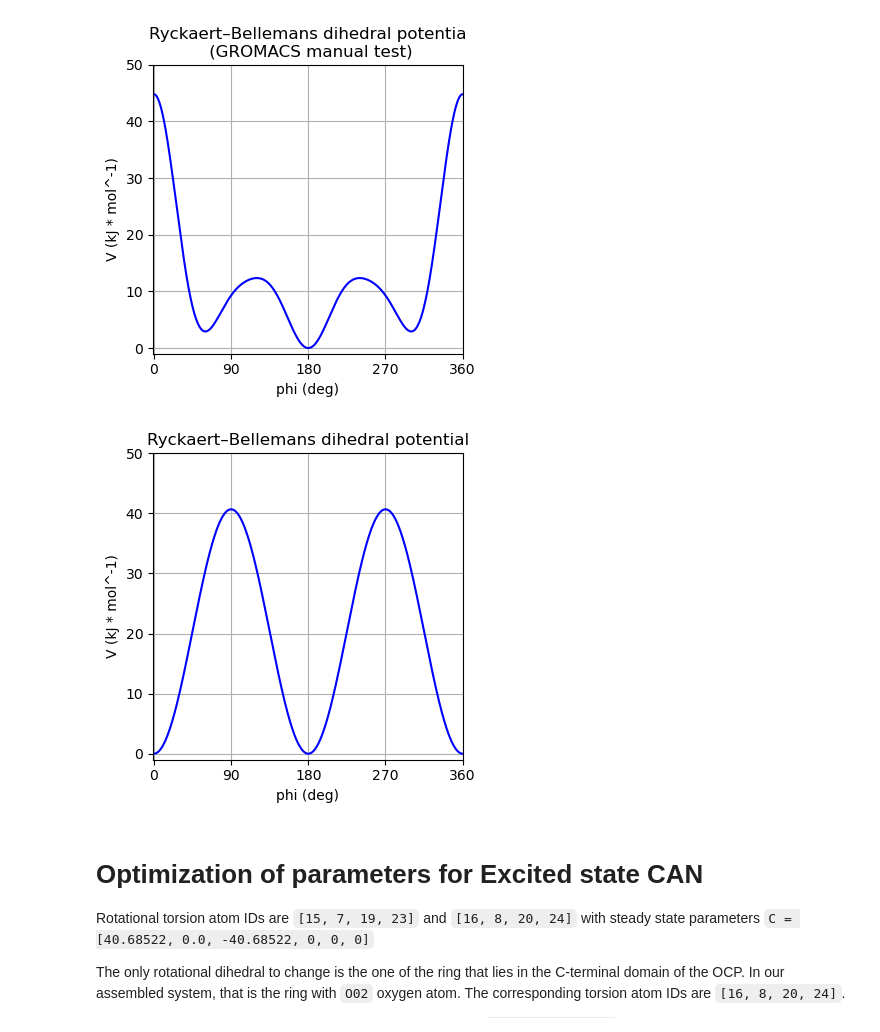
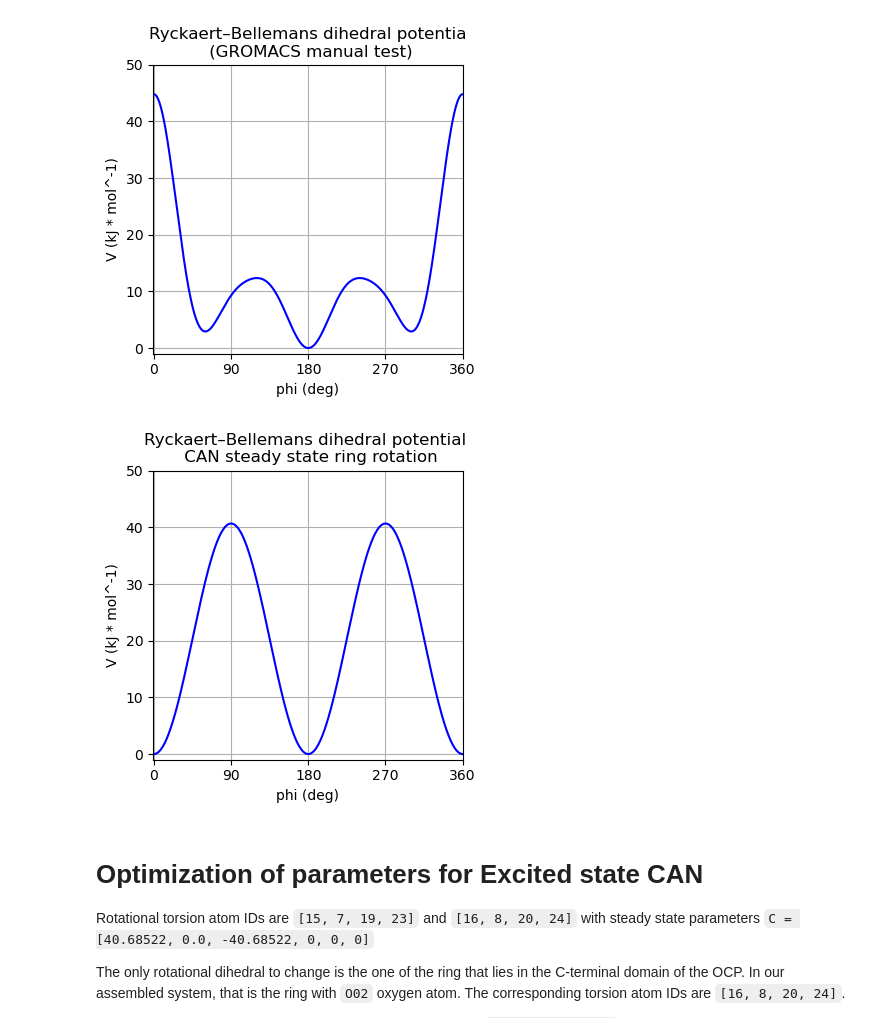
Before and after one commit to yaroshevich-lab/can_s1_ff, a Jupyter notebook: Optimize_dihedral.ipynb, the cells around one changed output. Drawn from its saved outputs; the diff is of its cells as text; code cells hidden in the pictures.

```diff
--- a/Optimize_dihedral.ipynb
+++ b/Optimize_dihedral.ipynb
@@ -33,22 +33,22 @@ plt.show()
 # %%
 # RB potential of the ring rotation torsion from the CAN forcefield
 C = [40.68522, 0.0, -40.68522, 0, 0, 0]
 phis = np.linspace(0, 360, 721)
 energies = ryckaert_bellemans(phis, C)
 
 plt.figure(figsize=(4,4))
 plt.plot(phis, energies, '-b')
 plt.xlim((-1, 360))
 plt.xticks(np.arange(0,361, 90))
 plt.ylim((-1, 50))
 plt.xlabel('phi (deg)')
 plt.ylabel('V (kJ * mol^-1)')
-plt.title('Ryckaert–Bellemans dihedral potential')
+plt.title('Ryckaert–Bellemans dihedral potential \n CAN steady state ring rotation')
 plt.grid(True)
 plt.tight_layout()
 plt.show()
 # %% [output]
-[figure, old version]
+[figure, new version]
 # %% [markdown]
 # Optimization of parameters for Excited state CAN
 Rotational torsion atom IDs are `[15, 7, 19, 23]` and `[16, 8, 20, 24]` with steady state parameters `C = [40.68522, 0.0, -40.68522, 0, 0, 0]`
```
Also changed, not shown: 6 other files.
